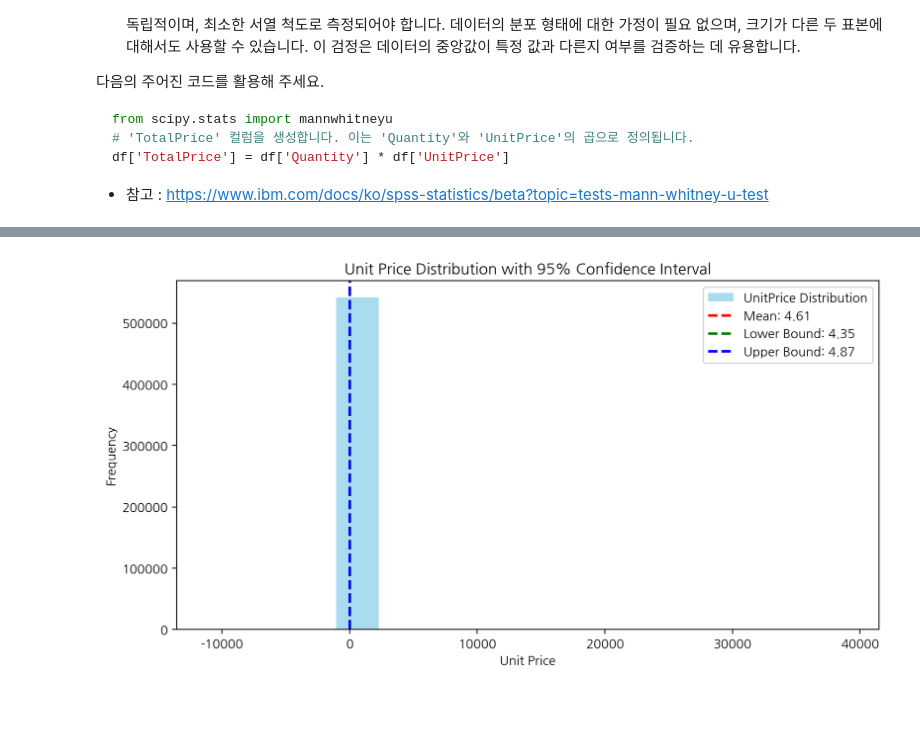
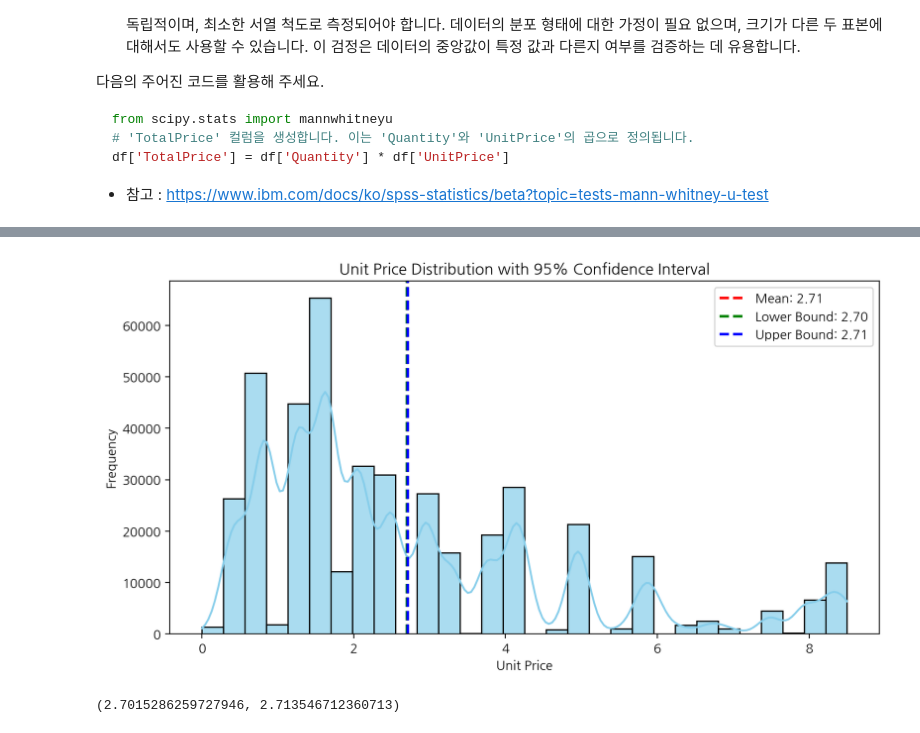
Before and after one commit to Gyu-Ri-Park/aiffel_quest, a Jupyter notebook: quest/240130_online_retail.ipynb, the cells around one changed output, grey strips where cells are left out. Cells and saved outputs as stored; diff of their text form; code cells hidden in the pictures; blank space fills up the shorter version.

```diff
--- a/quest/240130_online_retail.ipynb
+++ b/quest/240130_online_retail.ipynb
@@ -52,0 +65,19 @@ memory usage: 19.3 MB
+# %%
+# 'Quantity', 'UnitPrice', 'TotalPrice'가 0 이하인 행 제거
+df = df[df['Quantity'] > 0]
+df = df[df['UnitPrice'] > 0]
+df = df[df['TotalPrice'] >= 0]
+
+# IQR 방법을 사용하여 'Quantity', 'UnitPrice', 'TotalPrice'의 이상치 제거
+def remove_outliers(df, column):
+    Q1 = df[column].quantile(0.25)
+    Q3 = df[column].quantile(0.75)
+    IQR = Q3 - Q1
+    return df[(df[column] >= (Q1 - 1.5 * IQR)) & (df[column] <= (Q3 + 1.5 * IQR))]
+
+df = remove_outliers(df, 'Quantity')
+df = remove_outliers(df, 'UnitPrice')
+df = remove_outliers(df, 'TotalPrice')
+
+# 이상치가 제거된 데이터셋의 기술통계 확인
+df.describe()
@@ -96,8 +158,3 @@ plt.show()
     <br>4) 각 국가의 'TotalPrice' 평균을 계산하세요.
     <br>5) 독립표본 t-검정을 사용하여 두 국가 간 'TotalPrice' 평균의 차이가 통계적으로 유의미한지 검증하세요. 이 때, scipy.stats 라이브러리의 ttest_ind 함수를 사용할 수 있습니다. equal_var=False 파라미터를 설정하여 두 집단의 분산이 다르다고 가정하세요.
     <br>6) t-통계량과 p-값을 해석하여 결과를 설명하세요. 1종 오류와 2종 오류의 개념을 설명하고, 해당 데이터셋에 적용하여 설명해 주세요.
-# %%
-# 0) 데이터 로드
-df = pd.read_parquet("https://github.com/corazzon/KaggleStruggle/raw/master/online-retail/data/online_retail.gzip")
-df["TotalPrice"] = df["Quantity"] * df["UnitPrice"]
-df.info()
@@ -284,26 +376,18 @@ ValueError: `x` and `y` must be of nonzero size.
 # %%
-# 'UnitPrice'에 대한 샘플 크기, 평균, 표준편차 계산
-sample_size = len(df['UnitPrice'])
-sample_mean = df['UnitPrice'].mean()
-sample_std = df['UnitPrice'].std()
-
-# 신뢰구간 계산 (t-분포 사용)
-confidence_level = 0.95
-alpha = 1 - confidence_level
-t_critical = stats.t.ppf(1 - alpha/2, df=sample_size-1)  # t-분포의 임계값
-margin_of_error = t_critical * (sample_std / np.sqrt(sample_size))
-confidence_interval = (sample_mean - margin_of_error, sample_mean + margin_of_error)
-
 # 점추정 및 신뢰구간 시각화
 plt.figure(figsize=(10, 5))
-plt.hist(df['UnitPrice'], bins=15, color='skyblue', alpha=0.7, label='UnitPrice Distribution')
+sns.histplot(df['UnitPrice'], bins=30, kde=True, color='skyblue', alpha=0.7)
 plt.axvline(sample_mean, color='red', linestyle='dashed', linewidth=2, label=f'Mean: {sample_mean:.2f}')
 plt.axvline(confidence_interval[0], color='green', linestyle='dashed', linewidth=2, label=f'Lower Bound: {confidence_interval[0]:.2f}')
 plt.axvline(confidence_interval[1], color='blue', linestyle='dashed', linewidth=2, label=f'Upper Bound: {confidence_interval[1]:.2f}')
 plt.xlabel('Unit Price')
 plt.ylabel('Frequency')
 plt.title('Unit Price Distribution with 95% Confidence Interval')
 plt.legend()
 plt.show()
 # %% [output]
-[figure, old version]
+[figure, new version]
+# %%
+confidence_interval
+# %% [output]
+(2.7015286259727946, 2.713546712360713)
```
Also changed, not shown: parts of 26 cells of this notebook.
